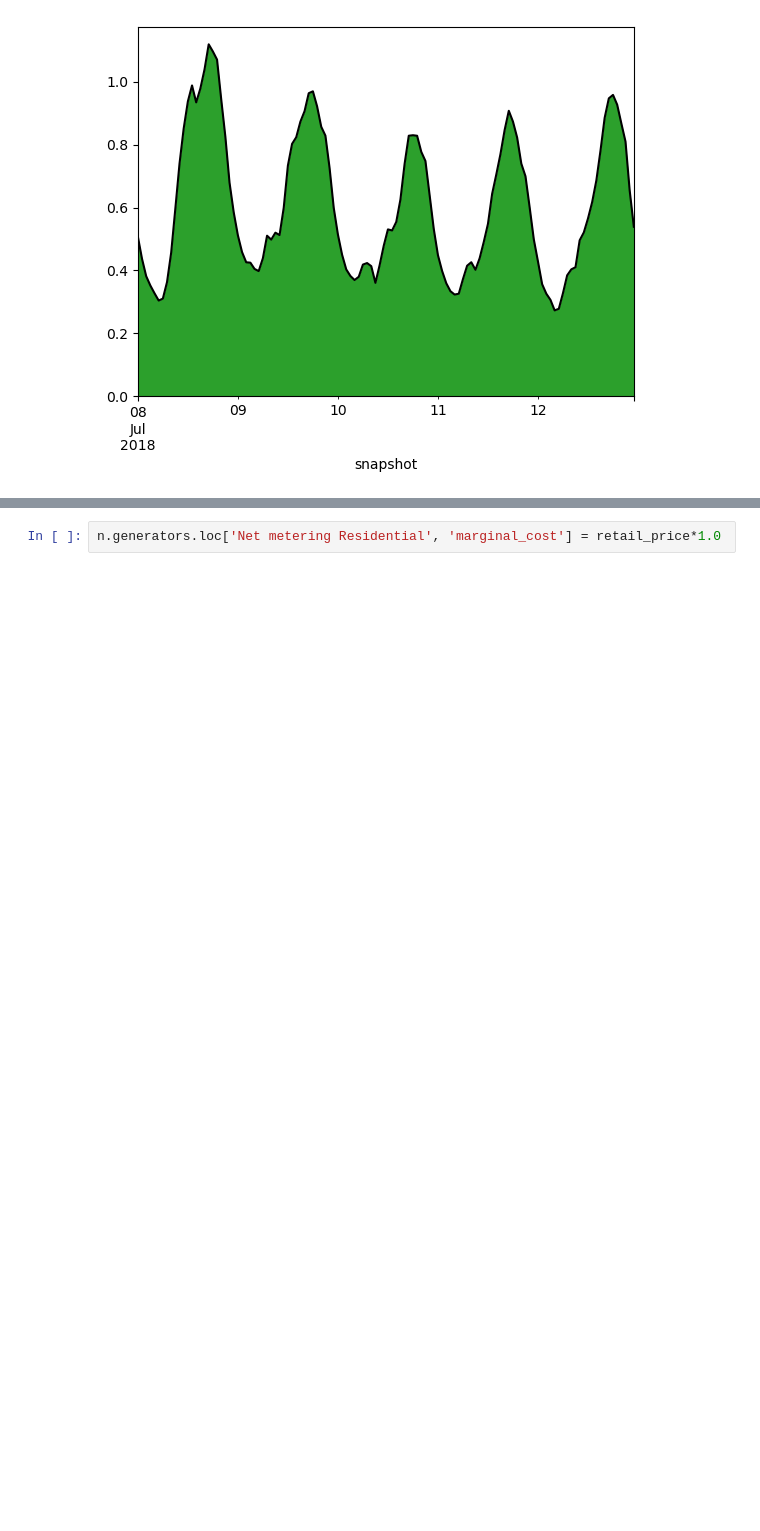
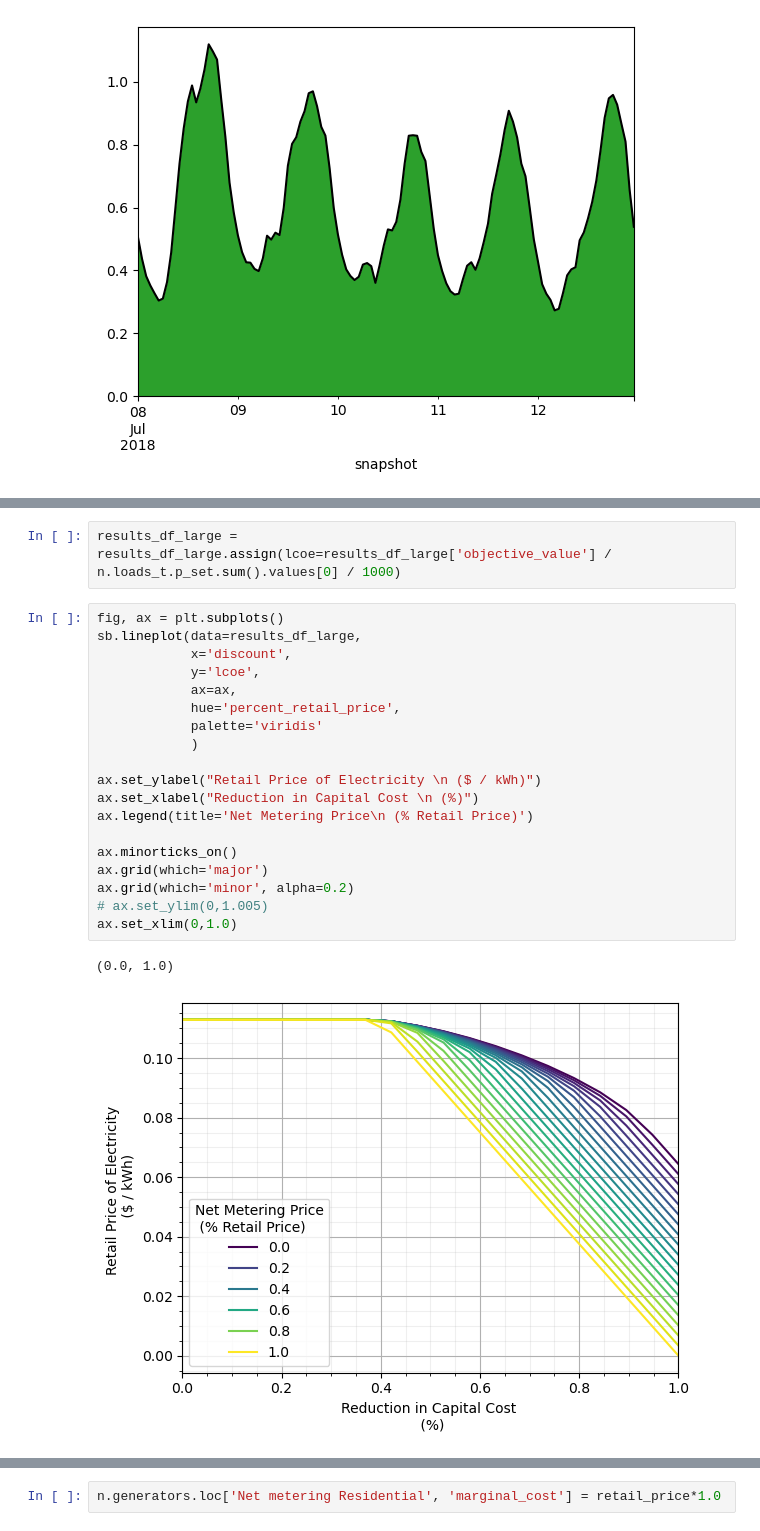
Before and after one commit to ucsusa/2024-kansas-city-analysis, a Jupyter notebook: notebooks/10-pypsa-model.ipynb, the cells around one changed output, grey strips where cells are left out. Saved outputs shown, nothing was run; the diff lists cells and outputs as text; blank space fills up the shorter version.

```diff
--- a/notebooks/10-pypsa-model.ipynb
+++ b/notebooks/10-pypsa-model.ipynb
@@ -208,0 +390,24 @@ n.loads_t.p_set.loc[time:'2018-07-12'].plot(ax=ax, color='k', legend=False)
+# %%
+results_df_large = results_df_large.assign(lcoe=results_df_large['objective_value'] / n.loads_t.p_set.sum().values[0] / 1000)
+# %%
+fig, ax = plt.subplots()
+sb.lineplot(data=results_df_large,
+            x='discount',
+            y='lcoe',
+            ax=ax,
+            hue='percent_retail_price',
+            palette='viridis'
+            )
+
+ax.set_ylabel("Retail Price of Electricity \n ($ / kWh)")
+ax.set_xlabel("Reduction in Capital Cost \n (%)")
+ax.legend(title='Net Metering Price\n (% Retail Price)')
+
+ax.minorticks_on()
+ax.grid(which='major')
+ax.grid(which='minor', alpha=0.2)
+# ax.set_ylim(0,1.005)
+ax.set_xlim(0,1.0)
+# %% [output]
+(0.0, 1.0)
+[figure, added]
```
Also changed, not shown: parts of 24 cells of this notebook.
